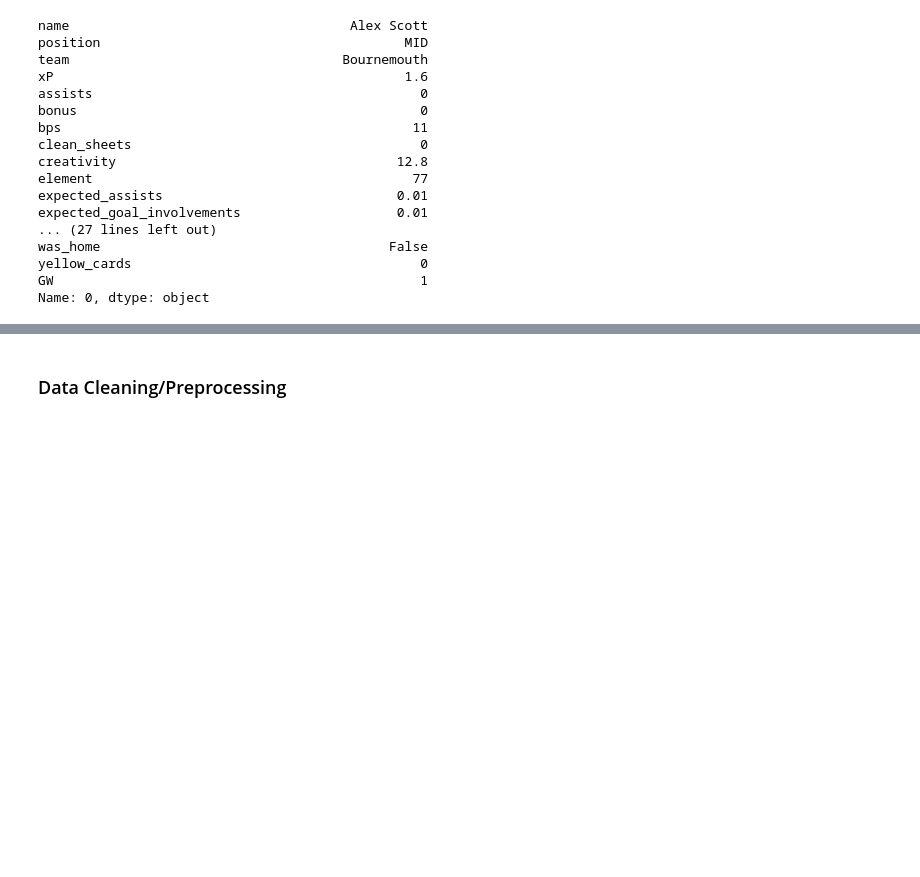
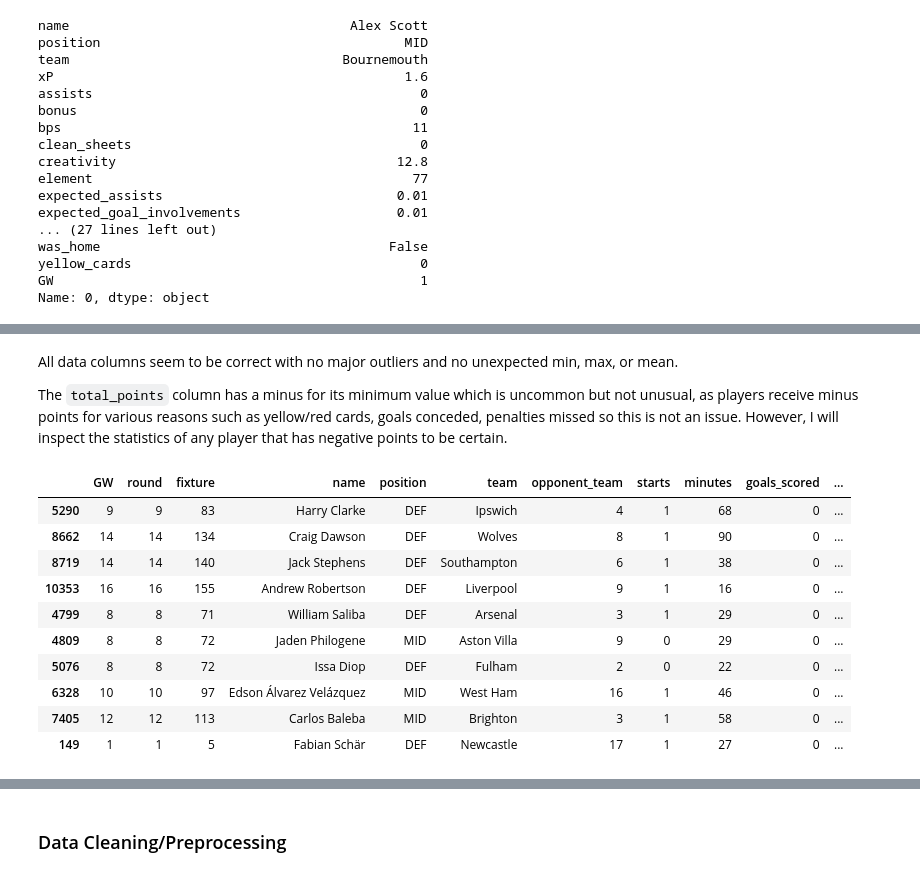
Before and after one commit to mattfurey1/fpl_points_predictor, a Jupyter notebook: project.ipynb, the cells around one changed output, grey strips where cells are left out. Drawn from its saved outputs; the diff is of its cells as text; code cells hidden in the pictures; blank space fills up the shorter version.

Commit message:
started EDA

```diff
--- a/project.ipynb
+++ b/project.ipynb
@@ -94,0 +127,20 @@ Index(['name', 'position', 'team', 'xP', 'assists', 'bonus', 'bps',
+# %% [markdown]
+All data columns seem to be correct with no major outliers and no unexpected min, max, or mean.
+
+The `total_points` column has a minus for its minimum value which is uncommon but not unusual, as players receive minus points for various reasons such as yellow/red cards, goals conceded, penalties missed so this is not an issue. However, I will inspect the statistics of any player that has negative points to be certain.
+# %%
+# filter the data to check for negative values in the total_points column, and inspect the top 10 lowest total_points values
+# this will help identify any potential errors in the data
+df.loc[(df['total_points'] < 0)].sort_values(by='total_points', ascending=True).head(10)
+# %% [output]
+|  | GW | round | fixture | name | position | team | opponent_team | starts | minutes | goals_scored | ... |
+| 5290 | 9 | 9 | 83 | Harry Clarke | DEF | Ipswich | 4 | 1 | 68 | 0 | ... |
+| 8662 | 14 | 14 | 134 | Craig Dawson | DEF | Wolves | 8 | 1 | 90 | 0 | ... |
+| 8719 | 14 | 14 | 140 | Jack Stephens | DEF | Southampton | 6 | 1 | 38 | 0 | ... |
+| 10353 | 16 | 16 | 155 | Andrew Robertson | DEF | Liverpool | 9 | 1 | 16 | 0 | ... |
+| 4799 | 8 | 8 | 71 | William Saliba | DEF | Arsenal | 3 | 1 | 29 | 0 | ... |
+| 4809 | 8 | 8 | 72 | Jaden Philogene | MID | Aston Villa | 9 | 0 | 29 | 0 | ... |
+| 5076 | 8 | 8 | 72 | Issa Diop | DEF | Fulham | 2 | 0 | 22 | 0 | ... |
+| 6328 | 10 | 10 | 97 | Edson Álvarez Velázquez | MID | West Ham | 16 | 1 | 46 | 0 | ... |
+| 7405 | 12 | 12 | 113 | Carlos Baleba | MID | Brighton | 3 | 1 | 58 | 0 | ... |
+| 149 | 1 | 1 | 5 | Fabian Schär | DEF | Newcastle | 17 | 1 | 27 | 0 | ... |
```
Also changed, not shown: parts of 18 cells of this notebook.
